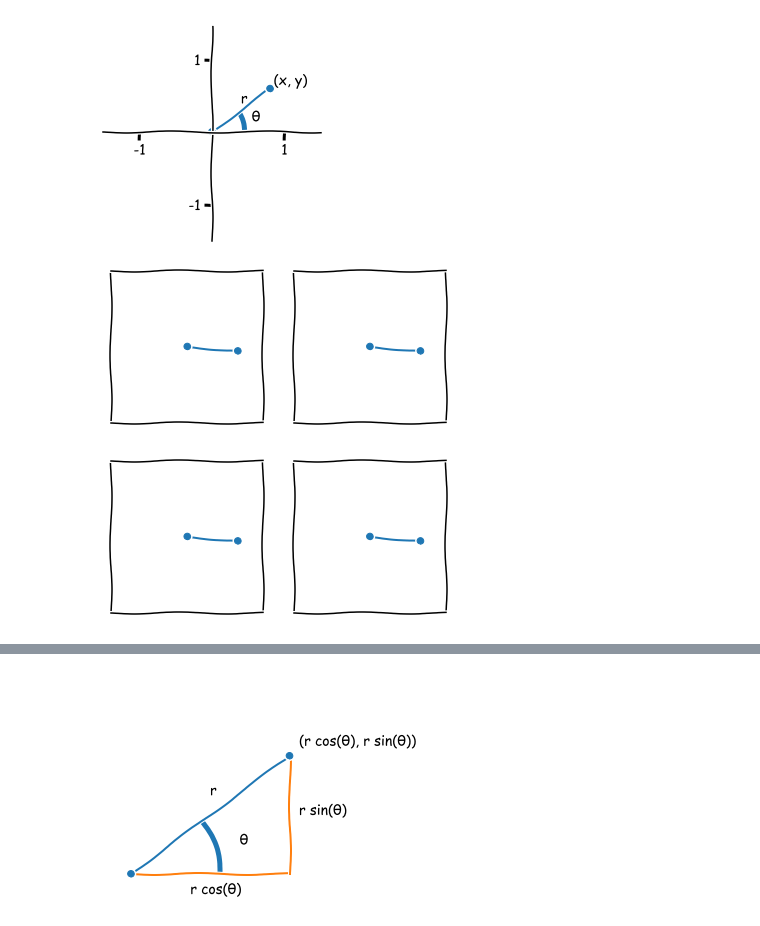
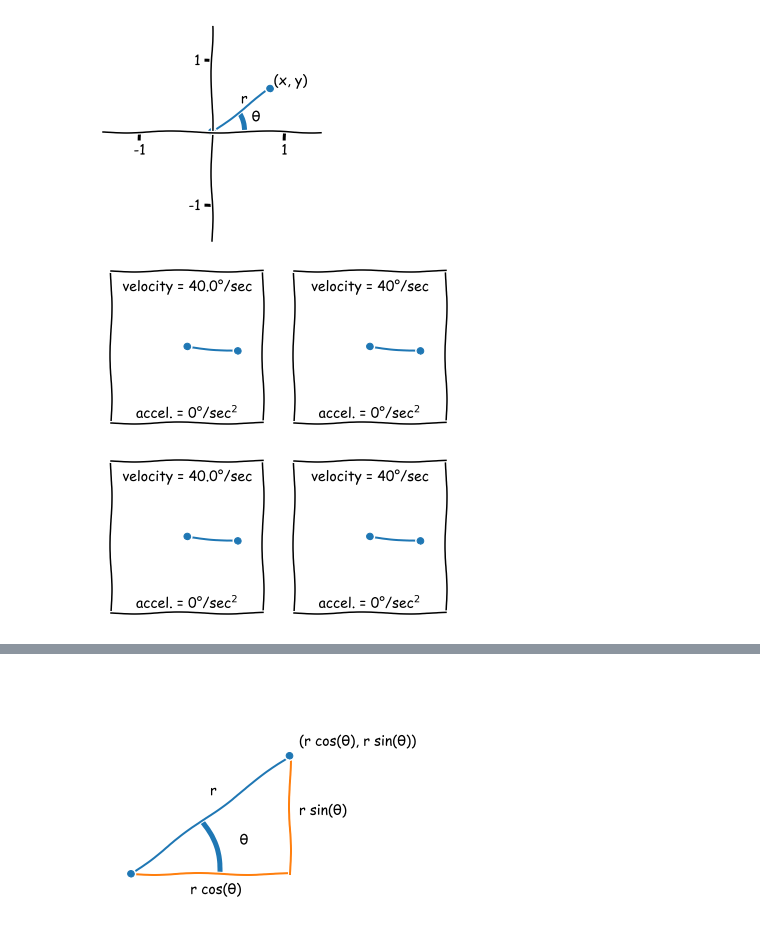
Before and after one commit to qbead/qbeadWebsite, a Jupyter notebook: projectfiles/programmed_animations/rotation2.ipynb, the cells around one changed output, grey strips where cells are left out. Cells and saved outputs as stored; diff of their text form; code cells hidden in the pictures.

```diff
--- a/projectfiles/programmed_animations/rotation2.ipynb
+++ b/projectfiles/programmed_animations/rotation2.ipynb
@@ -179,7 +179,7 @@ n = 36*2
 plt.close('all')
 old_velocity = 3;
 old_angle = -5/180*np.pi;
-
+frame_rate = 8;
 
 for i in tqdm(range(n)):
     ts = np.arange(i)
@@ -194,6 +194,11 @@ for i in tqdm(range(n)):
     ax1.set_aspect('equal')
     ax1.set_xticks([])
     ax1.set_yticks([])
+
+    ax1.annotate('velocity = {}°/sec'.format(5.0*frame_rate),xy=(0, 1.1), xytext=(0,1.1),ha='center')
+    ax1.annotate('accel. = 0°/sec$^2$',xy=(0, -1.4), xytext=(0,-1.4),ha='center')
+
+
 
     ## Plot accelerating ball
     if i < 31:
@@ -202,32 +207,38 @@ for i in tqdm(range(n)):
         angle = old_angle + velocity/180*np.pi;
         print(angle-old_angle)
         print(velocity)
         old_velocity = velocity;
 
         old_angle = angle;
     else:
         if velocity > 5:
             accel = -2
         else:
             accel = 0
         velocity = old_velocity + accel;
         angle = old_angle + velocity/180*np.pi;
         print(angle-old_angle)
         print(velocity)
         old_velocity = velocity;
 
         old_angle = angle;
 
     ax2.set_ylim(-1.5,1.5)
     ax2.set_xlim(-1.5,1.5)
     ax2.set_aspect('equal')
     ax2.plot([0,np.cos(angle)],[0,np.sin(angle)],color='C0',marker='o')
+
+    ax2.annotate('velocity = {}°/sec'.format(velocity*frame_rate),xy=(0, 1.1), xytext=(0,1.1),ha='center')
+    ax2.annotate('accel. = {}°/sec$^2$'.format(accel*frame_rate),xy=(0, -1.4), xytext=(0,-1.4),ha='center')
+
+
+
     plt.xticks([])
     plt.yticks([])
 
     clear_output(wait=True)
     display(plt.gcf())
     plt.savefig("rotation_acceleration_%05d.png"%i,dpi=300,bbox_inches='tight')
 # %% [output]
-[figure, old version]
+[figure, new version]
-[figure, old version]
+[figure, new version]
```
Also changed, not shown: parts of 2 cells of this notebook, 4 other files.
